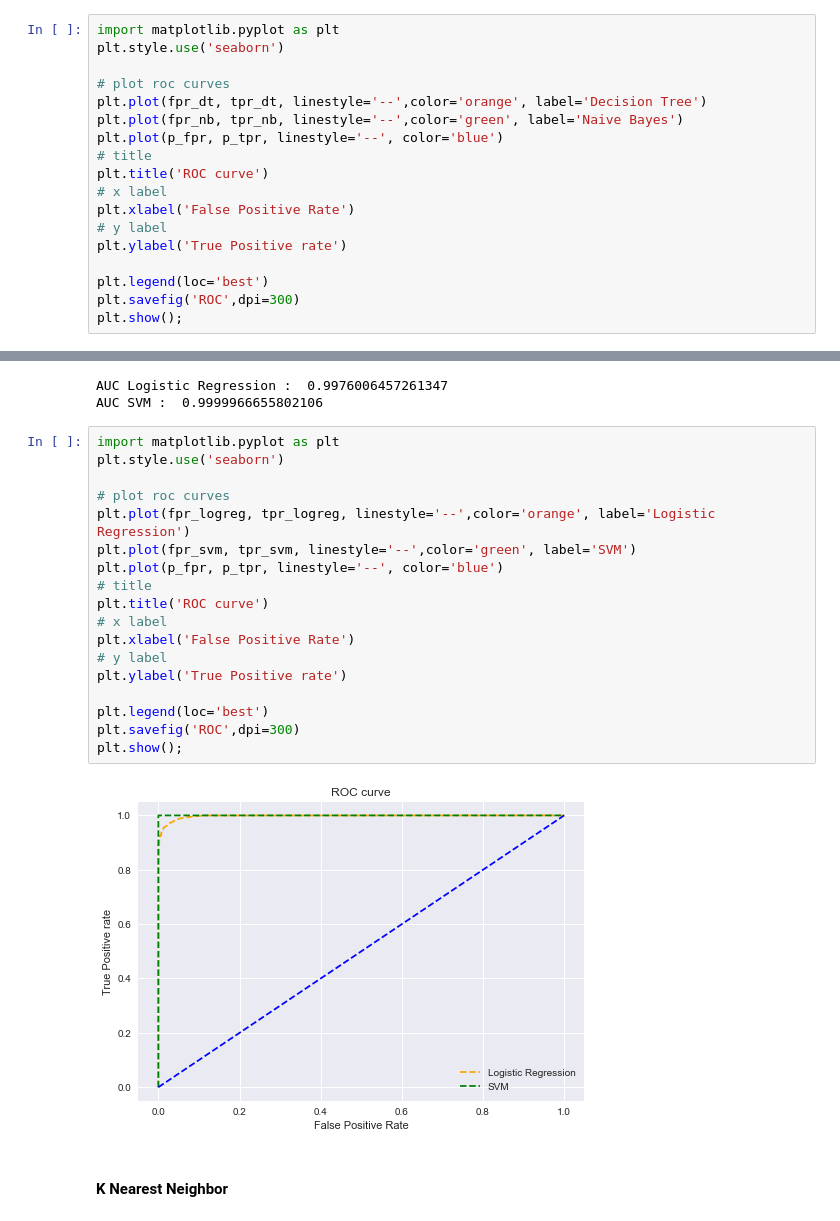
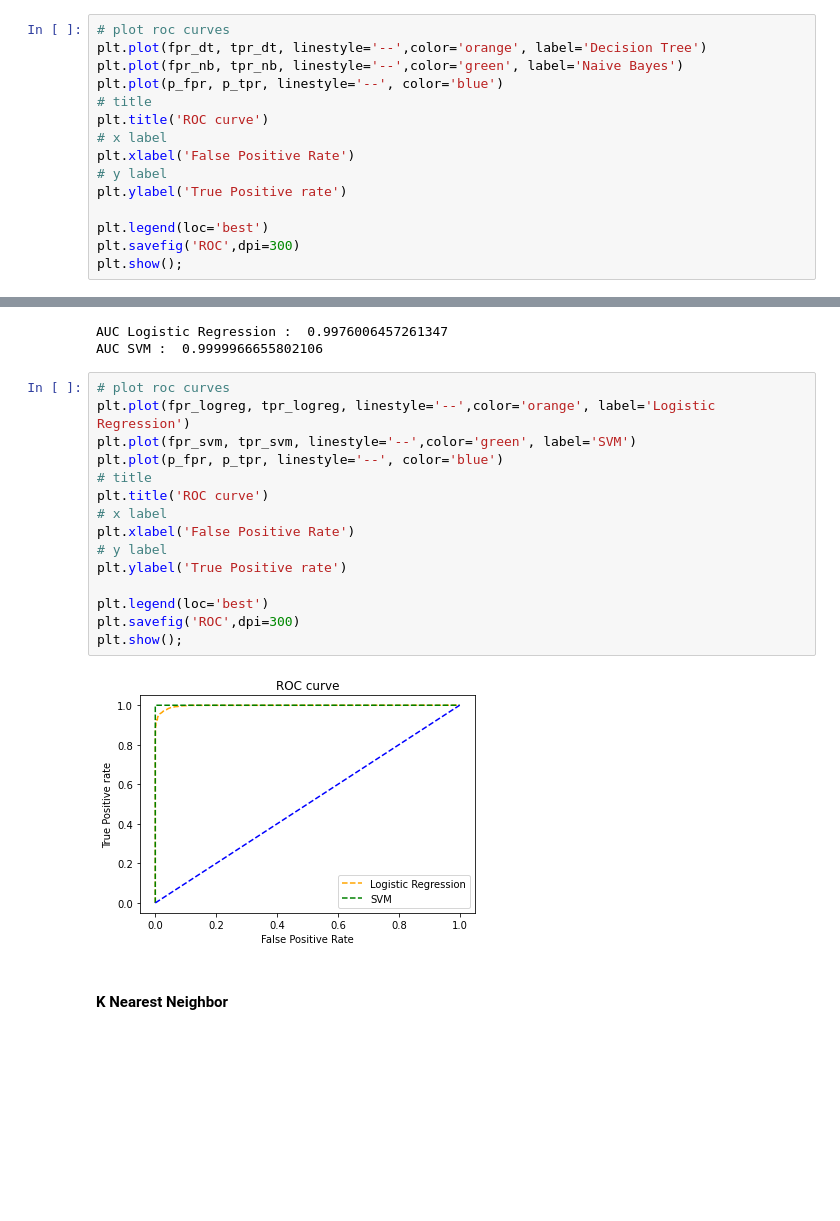
Before and after one commit to nfrejus/prim_ddos, a Jupyter notebook: unbalanced_30_70_model/model_with_embbed_wrapper_fs.ipynb, the cells around one changed output, grey strips where cells are left out. Drawn from its saved outputs; the diff is of its cells as text; blank space fills up the shorter version.

```diff
--- a/unbalanced_30_70_model/model_with_embbed_wrapper_fs.ipynb
+++ b/unbalanced_30_70_model/model_with_embbed_wrapper_fs.ipynb
@@ -128,9 +128,6 @@ print("AUC Naive Bayes :",auc_score_nb)
 AUC Decision Tree :  0.999977902961198
 AUC Naive Bayes : 0.9941930620728266
 # %%
-import matplotlib.pyplot as plt
-plt.style.use('seaborn')
-
 # plot roc curves
 plt.plot(fpr_dt, tpr_dt, linestyle='--',color='orange', label='Decision Tree')
 plt.plot(fpr_nb, tpr_nb, linestyle='--',color='green', label='Naive Bayes')
@@ -212,25 +209,22 @@ print("AUC SVM : ",auc_score_svm)
 AUC Logistic Regression :  0.9976006457261347
 AUC SVM :  0.9999966655802106
 # %%
-import matplotlib.pyplot as plt
-plt.style.use('seaborn')
-
 # plot roc curves
 plt.plot(fpr_logreg, tpr_logreg, linestyle='--',color='orange', label='Logistic Regression')
 plt.plot(fpr_svm, tpr_svm, linestyle='--',color='green', label='SVM')
 plt.plot(p_fpr, p_tpr, linestyle='--', color='blue')
 # title
 plt.title('ROC curve')
 # x label
 plt.xlabel('False Positive Rate')
 # y label
 plt.ylabel('True Positive rate')
 
 plt.legend(loc='best')
 plt.savefig('ROC',dpi=300)
 plt.show();
 # %% [output]
-[figure, old version]
+[figure, new version]
 # %% [markdown]
 #### K Nearest Neighbor
 # %%
```
Also changed, not shown: parts of 14 cells of this notebook, 18 other files.
